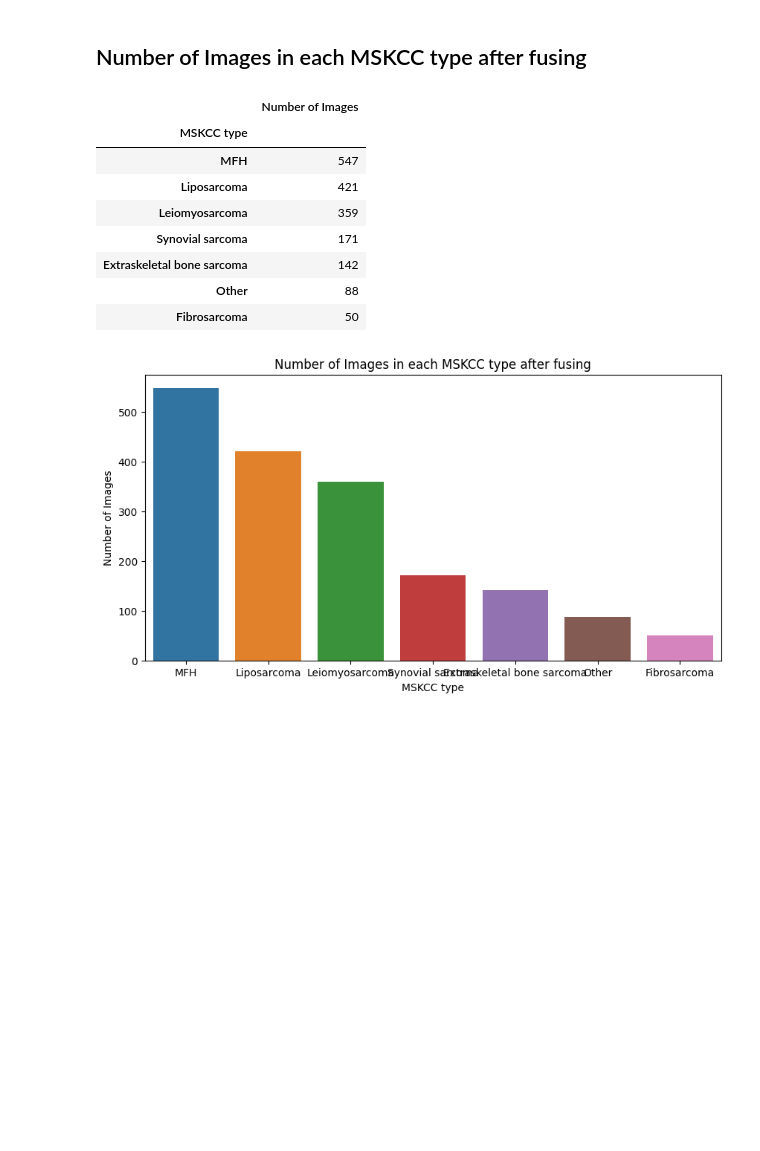
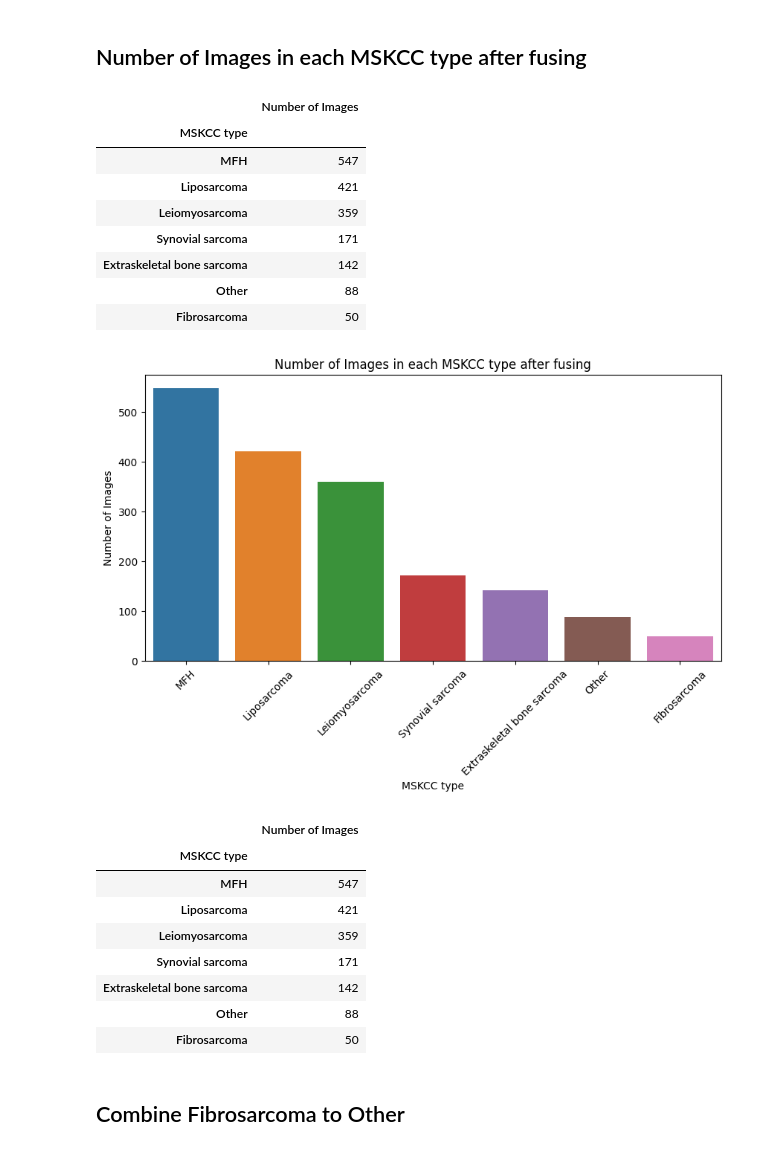
Before and after one commit to RileyLeo/Soft-Tissue-Sarcomas-Classification, a Jupyter notebook: notebook.ipynb, the cells around one changed output. Saved outputs shown, nothing was run; the diff lists cells and outputs as text; code cells hidden in the pictures; blank space fills up the shorter version.

```diff
--- a/notebook.ipynb
+++ b/notebook.ipynb
@@ -443,23 +458,36 @@ meta_info_fused = pd.read_csv('csv_checkpoints\\meta_info_fused-3.csv')
 # %%
 #  count number of images in based on the MSKCC type after fusing
 display(meta_info_fused[['MSKCC type', 'Number of Images']].groupby('MSKCC type').sum().sort_values(by='Number of Images', ascending=False))
 
 #  plot
 plt.figure(figsize=(10, 5))
 sns.barplot(x=meta_info_fused[['MSKCC type', 'Number of Images']].groupby('MSKCC type').sum().sort_values(by='Number of Images', ascending=False).index,
             y=meta_info_fused[['MSKCC type', 'Number of Images']].groupby('MSKCC type').sum().sort_values(by='Number of Images', ascending=False)['Number of Images'])
+plt.xticks(rotation=45)
 plt.title('Number of Images in each MSKCC type after fusing')
 plt.xlabel('MSKCC type')
 plt.ylabel('Number of Images')
 plt.show()
+display(meta_info_fused[['MSKCC type', 'Number of Images']].groupby('MSKCC type').sum().sort_values(by='Number of Images', ascending=False))
 # %% [output]
 |  | Number of Images |
 | MSKCC type |  |
 | MFH | 547 |
 | Liposarcoma | 421 |
 | Leiomyosarcoma | 359 |
 | Synovial sarcoma | 171 |
 | Extraskeletal bone sarcoma | 142 |
 | Other | 88 |
 | Fibrosarcoma | 50 |
-[figure, old version]
+[figure, new version]
+|  | Number of Images |
+| MSKCC type |  |
+| MFH | 547 |
+| Liposarcoma | 421 |
+| Leiomyosarcoma | 359 |
+| Synovial sarcoma | 171 |
+| Extraskeletal bone sarcoma | 142 |
+| Other | 88 |
+| Fibrosarcoma | 50 |
+# %% [markdown]
+## Combine Fibrosarcoma to Other
```
Also changed, not shown: parts of 45 cells of this notebook, 1 other file.
